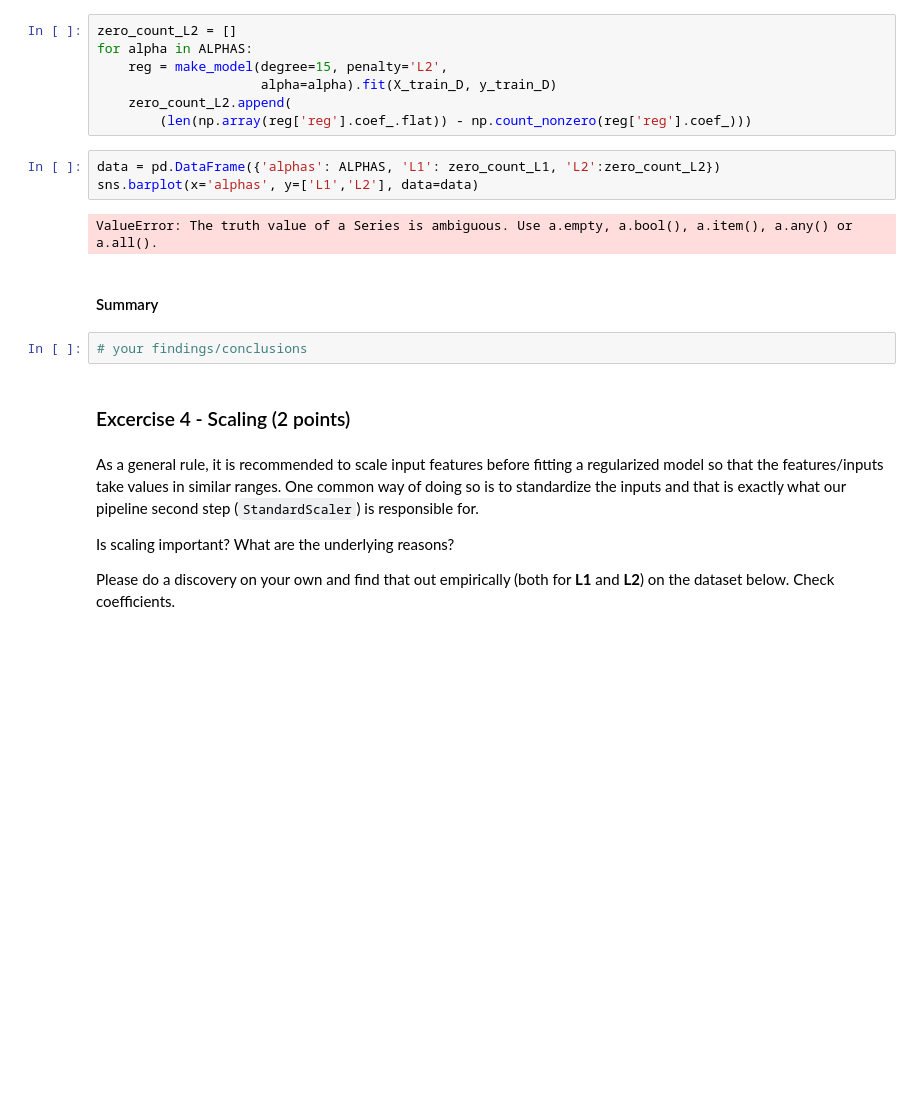
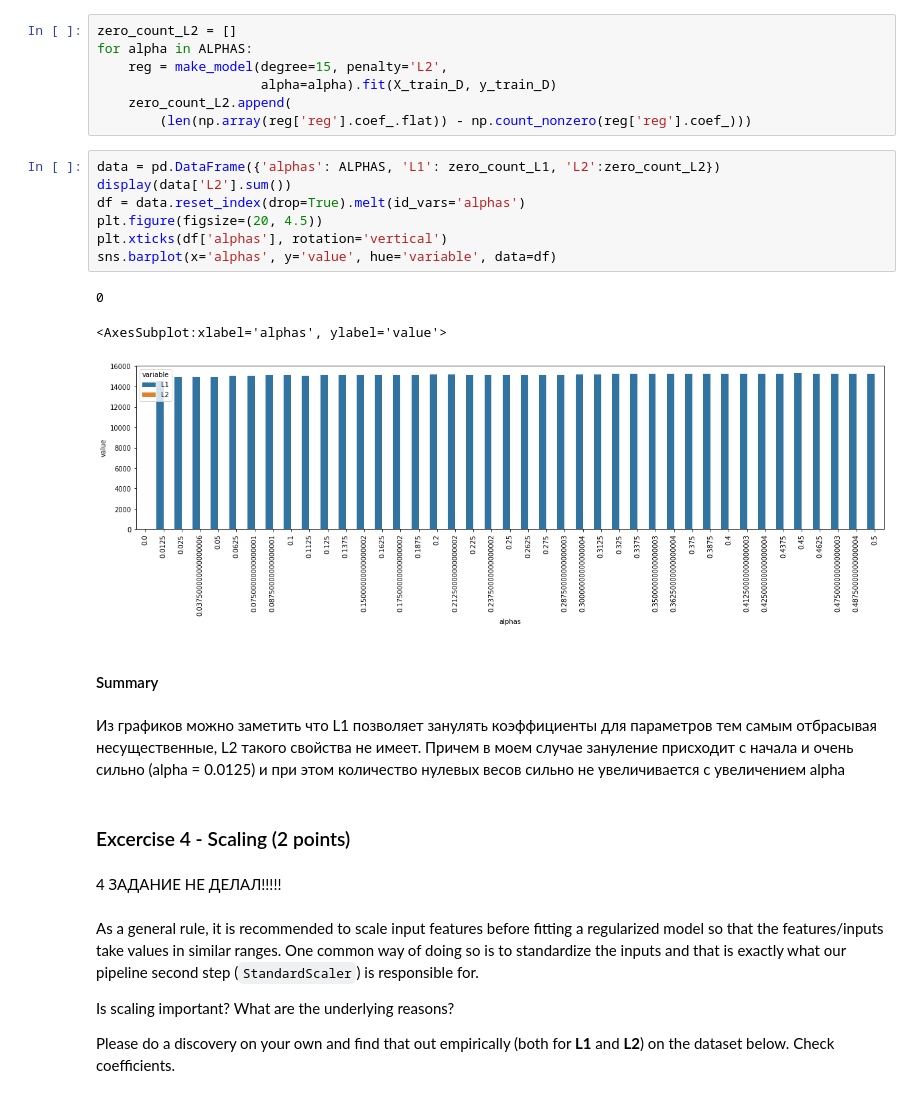
Before and after one commit to slobby/ml_task4, a Jupyter notebook: overfitting_regularization.ipynb, the cells around one changed output. Cells and saved outputs as stored; diff of their text form; blank space fills up the shorter version.

```diff
--- a/overfitting_regularization.ipynb
+++ b/overfitting_regularization.ipynb
@@ -264,15 +262,24 @@ for alpha in ALPHAS:
         (len(np.array(reg['reg'].coef_.flat)) - np.count_nonzero(reg['reg'].coef_)))
 # %%
 data = pd.DataFrame({'alphas': ALPHAS, 'L1': zero_count_L1, 'L2':zero_count_L2})
-sns.barplot(x='alphas', y=['L1','L2'], data=data)
+display(data['L2'].sum())
+df = data.reset_index(drop=True).melt(id_vars='alphas')
+plt.figure(figsize=(20, 4.5))
+plt.xticks(df['alphas'], rotation='vertical')
+sns.barplot(x='alphas', y='value', hue='variable', data=df)
 # %% [output]
-ValueError: The truth value of a Series is ambiguous. Use a.empty, a.bool(), a.item(), a.any() or a.all().
+0
+<AxesSubplot:xlabel='alphas', ylabel='value'>
+[figure, added]
 # %% [markdown]
 #### Summary
-# %%
-# your findings/conclusions
+# %% [markdown]
+Из графиков можно заметить что L1 позволяет занулять коэффициенты для параметров тем самым отбрасывая несущественные, L2 такого свойства не имеет.
+Причем в моем случае зануление присходит с начала и очень сильно (alpha = 0.0125) и при этом количество нулевых весов сильно не увеличивается с увеличением alpha
 # %% [markdown]
 ### Excercise 4 - Scaling (2 points)
+# %% [markdown]
+4 ЗАДАНИЕ НЕ ДЕЛАЛ!!!!!
 # %% [markdown]
 As a general rule, it is recommended to scale input features before fitting a regularized model so that the features/inputs take values in similar ranges. One common way of doing so is to standardize the inputs and that is exactly what our pipeline  second step (`StandardScaler`) is responsible for.
 
```
Also changed, not shown: parts of 6 cells of this notebook.
